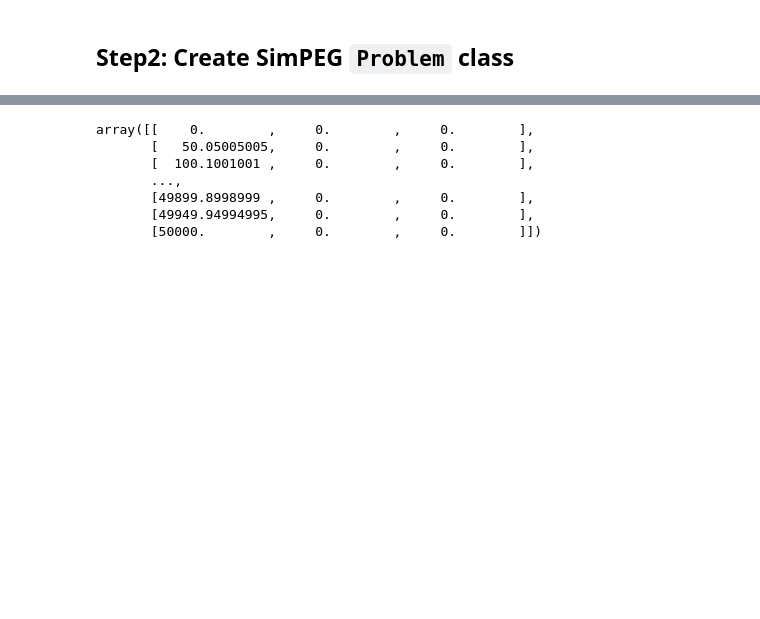
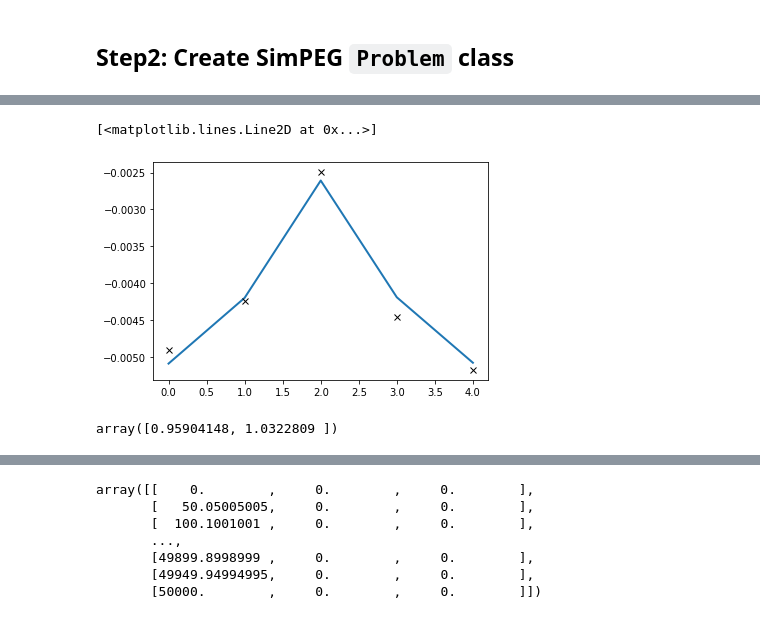
Before and after one commit to envgp/SnowInv, a Jupyter notebook: notebooks/simulation.ipynb, the cells around one changed output, grey strips where cells are left out. Cells and saved outputs as stored; diff of their text form; code cells hidden in the pictures; blank space fills up the shorter version.

Commit message:
inversion now working for toy problem

```diff
--- a/notebooks/simulation.ipynb
+++ b/notebooks/simulation.ipynb
@@ -222,0 +226,26 @@ array([6.1575216e+11, 6.1575216e+11])
+# %%
+from SimPEG import Mesh
+from SimPEG import Problem
+from SimPEG import Survey
+from SimPEG import DataMisfit
+from SimPEG import Directives
+from SimPEG import Optimization
+from SimPEG import Regularization
+from SimPEG import InvProblem
+from SimPEG import Inversion
+
+
+reg = Regularization.Tikhonov(mesh, alpha_s=1., alpha_x=1.)
+dmis = DataMisfit.l2_DataMisfit(survey)
+opt = Optimization.InexactGaussNewton(maxIter=60)
+invProb = InvProblem.BaseInvProblem(dmis, reg, opt)
+target = Directives.TargetMisfit()
+directives = [target]
+invProb.beta = 0.
+inv = Inversion.BaseInversion(invProb, directiveList=directives)
+m0 = np.zeros(mesh.nC)
+opt.tolG = 0.
+opt.eps = 0.
+opt.tolF = 0.
+opt.tolX = 0.
+mrec = inv.run(m0)
@@ -222,0 +271,6 @@ array([6.1575216e+11, 6.1575216e+11])
+# %%
+plt.plot(invProb.dpred, lw=2)
+plt.plot(survey.dobs, 'kx')
+# %% [output]
+[<matplotlib.lines.Line2D at 0x...>]
+[figure, added]
@@ -223,3 +283,7 @@ array([6.1575216e+11, 6.1575216e+11])
+# %%
+solution
+# %% [output]
+array([0.95904148, 1.0322809 ])
 # %%
 prob.cylinder_locations
 # %% [output]
```
Also changed, not shown: parts of 17 cells of this notebook.
